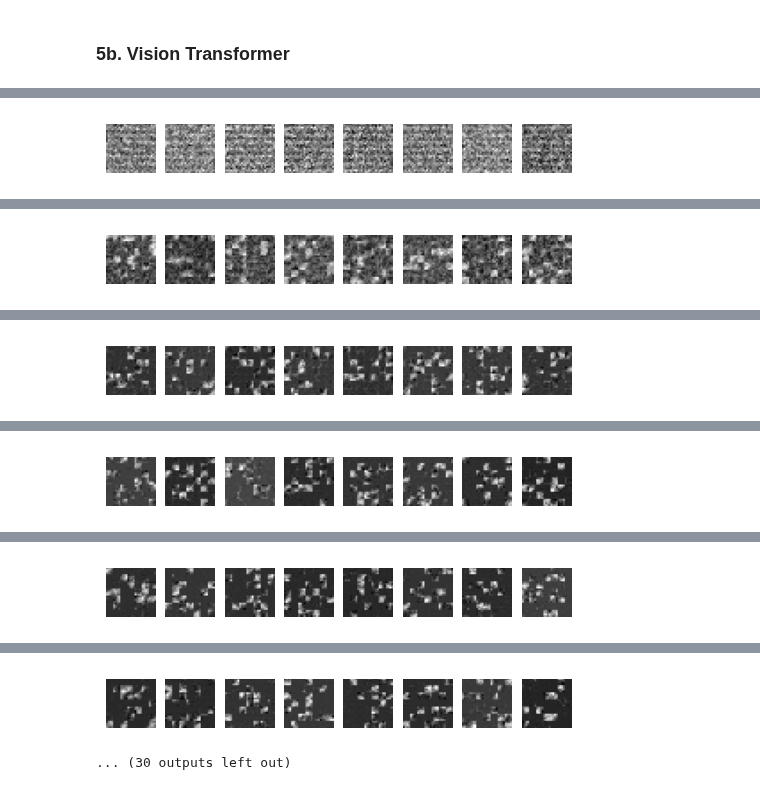
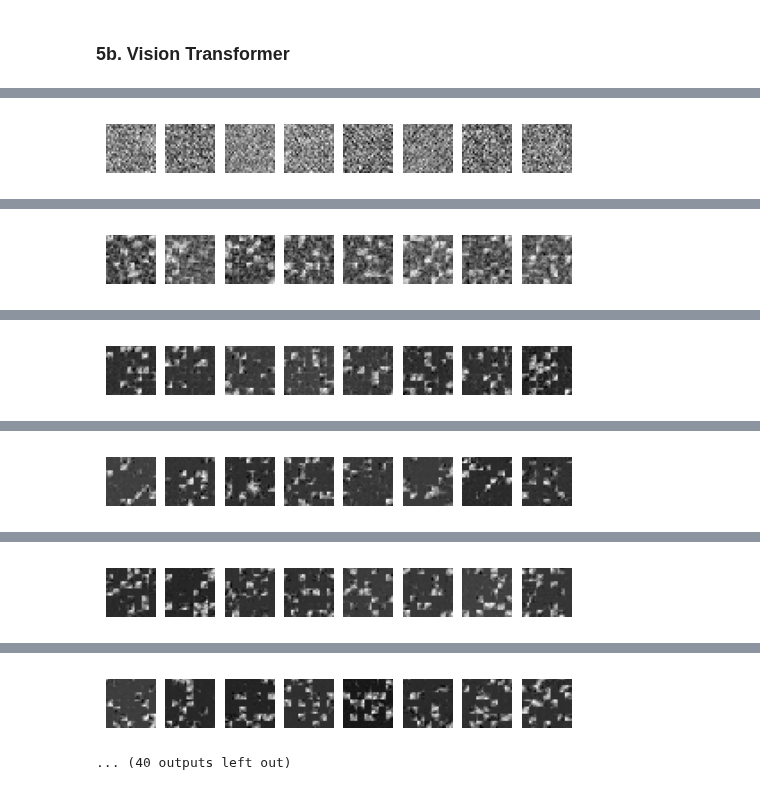
Before and after one commit to ramayer/elucidated-diffusion, a Jupyter notebook: notebooks/unet_vs_transformer_demo.ipynb, the cells around one changed output, grey strips where cells are left out. Cells and saved outputs as stored; diff of their text form; code cells hidden in the pictures.

```diff
--- a/notebooks/unet_vs_transformer_demo.ipynb
+++ b/notebooks/unet_vs_transformer_demo.ipynb
@@ -471,7 +440,10 @@ def edm_ancestral_sampling(model, num_steps=18, batch_size=8, img_shape=(1, 28,
 ## 5. Train models and generate images
 # %%
 def display_callback(model,epoch,batch,loss, time):
-    if (epoch % 10 == 0 and batch == 0) or (epoch == 0 and batch%40 == 0):
+    if ((epoch % 10 == 0 and batch == 0) or
+        (epoch < 10  and batch == 0) or
+        (epoch == 0 and batch%40 == 0)
+       ):
         with torch.no_grad():
             mname = model.__class__.__name__
             print(f"{mname} at {time:.1f} seconds, loss {loss:.2f}, epoch {epoch}, batch {batch}")
@@ -505,7 +477,7 @@ UNet28 at 6.1 seconds, loss 0.67, epoch 0, batch 200
 # %%
 model_edm = DiffusionTransformer().to(device)
 edm_training_loop(model_edm,
-                  edm_epochs=100,
+                  edm_epochs=60,
                   train_loader=train_loader,
                   callback=display_callback
                  )
@@ -514 +486 @@ DiffusionTransformer at 0.2 seconds, loss 2.10, epoch 0, batch 0
-[figure, old version]
+[figure, new version]
@@ -516 +488 @@ DiffusionTransformer at 2.6 seconds, loss 0.76, epoch 0, batch 40
-[figure, old version]
+[figure, new version]
@@ -518 +490 @@ DiffusionTransformer at 4.7 seconds, loss 0.49, epoch 0, batch 80
-[figure, old version]
+[figure, new version]
@@ -520 +492 @@ DiffusionTransformer at 6.9 seconds, loss 0.47, epoch 0, batch 120
-[figure, old version]
+[figure, new version]
@@ -522 +494 @@ DiffusionTransformer at 9.1 seconds, loss 0.41, epoch 0, batch 160
-[figure, old version]
+[figure, new version]
@@ -524,2 +496,2 @@ DiffusionTransformer at 11.3 seconds, loss 0.43, epoch 0, batch 200
-[figure, old version]
+[figure, new version]
-... (30 outputs left out)
+... (40 outputs left out)
```
Also changed, not shown: parts of 6 cells of this notebook.
